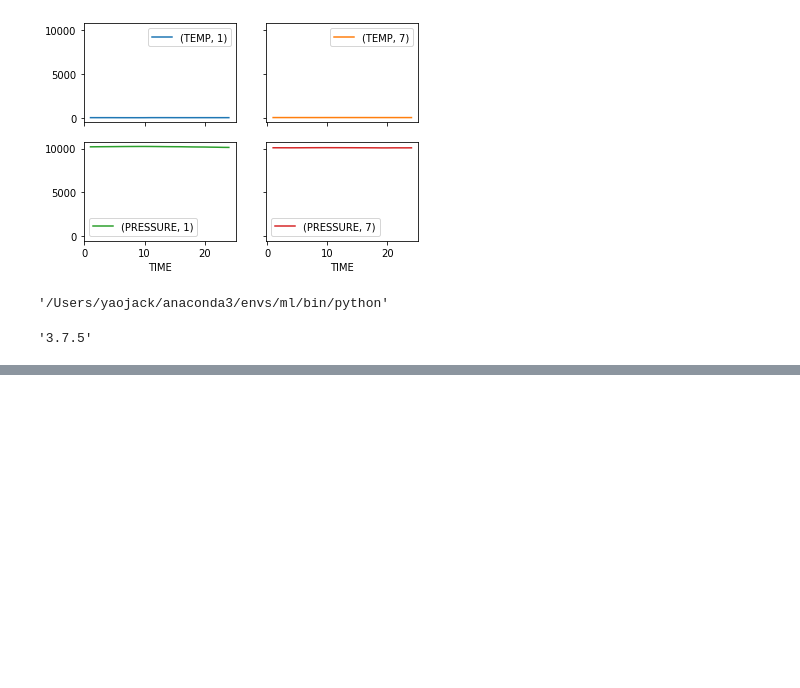
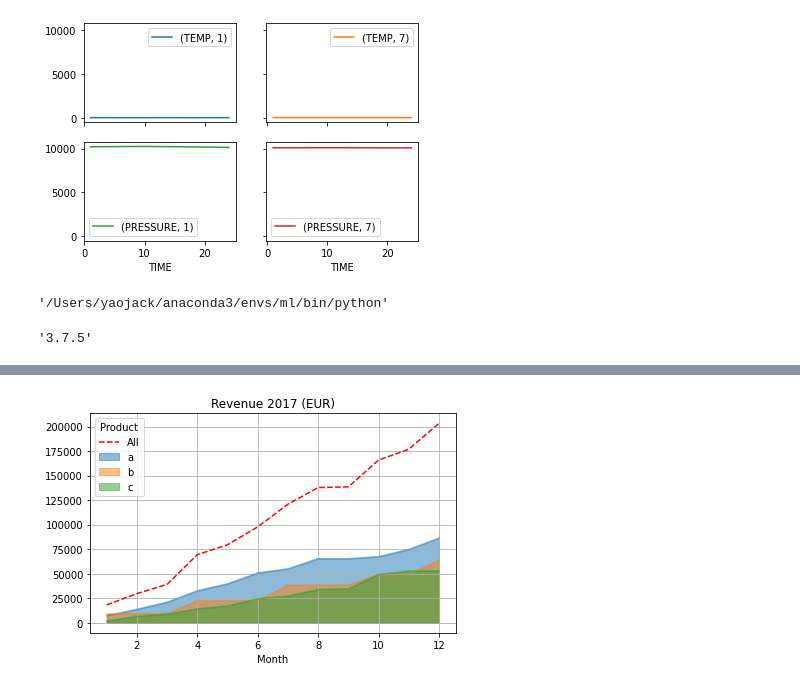
Before and after one commit to yaowenqiang/panda_playbook, a Jupyter notebook: advanced_plot_with_pandas.ipynb, the cells around one changed output, grey strips where cells are left out. Cells and saved outputs as stored; diff of their text form; code cells hidden in the pictures; blank space fills up the shorter version.

```diff
--- a/advanced_plot_with_pandas.ipynb
+++ b/advanced_plot_with_pandas.ipynb
@@ -91,0 +258,8 @@ matplotlib._version.version
+# %%
+fig, ax = plt.subplots()
+total_revenue = df.groupby('Month')['Amount'].sum().cumsum()
+total_revenue.plot(ax=ax, style='r--', legend=True, label="All")
+revenue.plot.area(title='Revenue 2017 (EUR)', ax=ax, stacked=False, grid=True)
+fig.tight_layout()
+# %% [output]
+[figure, added]
```
Also changed, not shown: parts of 13 cells of this notebook.
